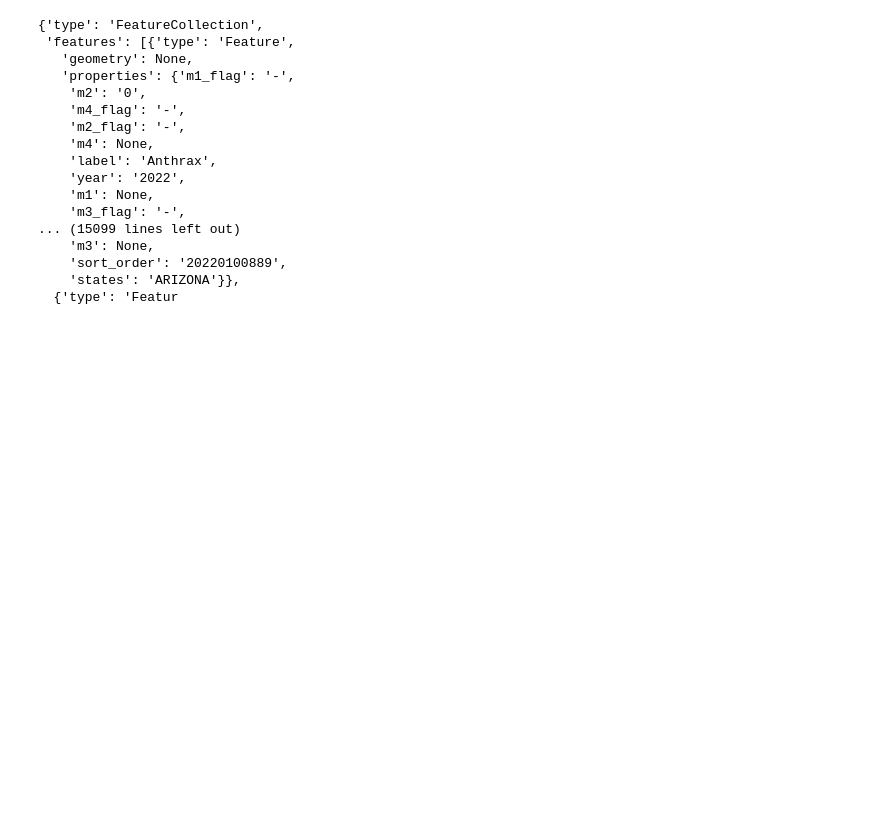
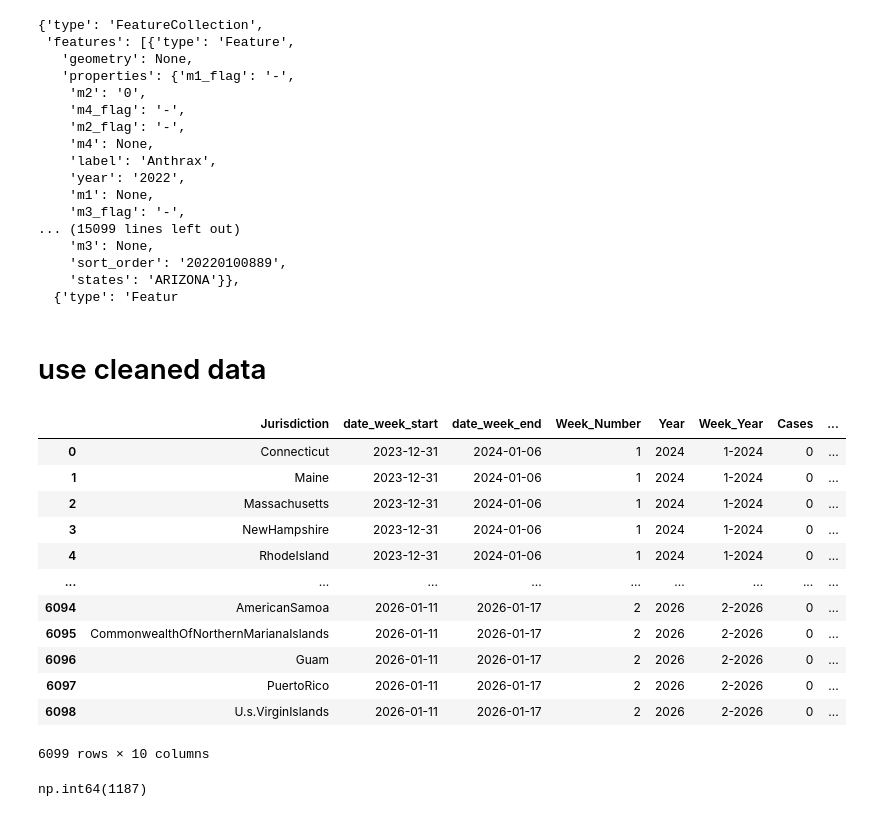
Before and after one commit to TheResilientCollective/resilient_workflows_public, a Jupyter notebook: workflows/public/notebooks/cdc_nndss_mpox.ipynb, the cells around one changed output. Drawn from its saved outputs; the diff is of its cells as text; code cells hidden in the pictures; blank space fills up the shorter version.

```diff
--- a/workflows/public/notebooks/cdc_nndss_mpox.ipynb
+++ b/workflows/public/notebooks/cdc_nndss_mpox.ipynb
@@ -102,3 +134,29 @@ data
     'sort_order': '20220100889',
     'states': 'ARIZONA'}},
   {'type': 'Featur
+# %% [markdown]
+# use cleaned data
+# %%
+
+mpox_s3_url = 'https://oss.resilientservice.mooo.com/resilentpublic/latest/mpox/cdc/mpox_weekly_basic.csv'
+mpox_s3_df=gpd.read_file(mpox_s3_url)
+mpox_s3_df
+# %% [output]
+|  | Jurisdiction | date_week_start | date_week_end | Week_Number | Year | Week_Year | Cases | ... |
+| 0 | Connecticut | 2023-12-31 | 2024-01-06 | 1 | 2024 | 1-2024 | 0 | ... |
+| 1 | Maine | 2023-12-31 | 2024-01-06 | 1 | 2024 | 1-2024 | 0 | ... |
+| 2 | Massachusetts | 2023-12-31 | 2024-01-06 | 1 | 2024 | 1-2024 | 0 | ... |
+| 3 | NewHampshire | 2023-12-31 | 2024-01-06 | 1 | 2024 | 1-2024 | 0 | ... |
+| 4 | RhodeIsland | 2023-12-31 | 2024-01-06 | 1 | 2024 | 1-2024 | 0 | ... |
+| ... | ... | ... | ... | ... | ... | ... | ... | ... |
+| 6094 | AmericanSamoa | 2026-01-11 | 2026-01-17 | 2 | 2026 | 2-2026 | 0 | ... |
+| 6095 | CommonwealthOfNorthernMarianaIslands | 2026-01-11 | 2026-01-17 | 2 | 2026 | 2-2026 | 0 | ... |
+| 6096 | Guam | 2026-01-11 | 2026-01-17 | 2 | 2026 | 2-2026 | 0 | ... |
+| 6097 | PuertoRico | 2026-01-11 | 2026-01-17 | 2 | 2026 | 2-2026 | 0 | ... |
+| 6098 | U.s.VirginIslands | 2026-01-11 | 2026-01-17 | 2 | 2026 | 2-2026 | 0 | ... |
+6099 rows × 10 columns
+# %%
+mpox_s3_df["Cases"] = pd.to_numeric(mpox_s3_df["Cases"], errors="coerce").astype("Int64")
+mpox_s3_df["Cases"].sum()
+# %% [output]
+np.int64(1187)
```
Also changed, not shown: parts of 5 cells of this notebook, 3 other files.
